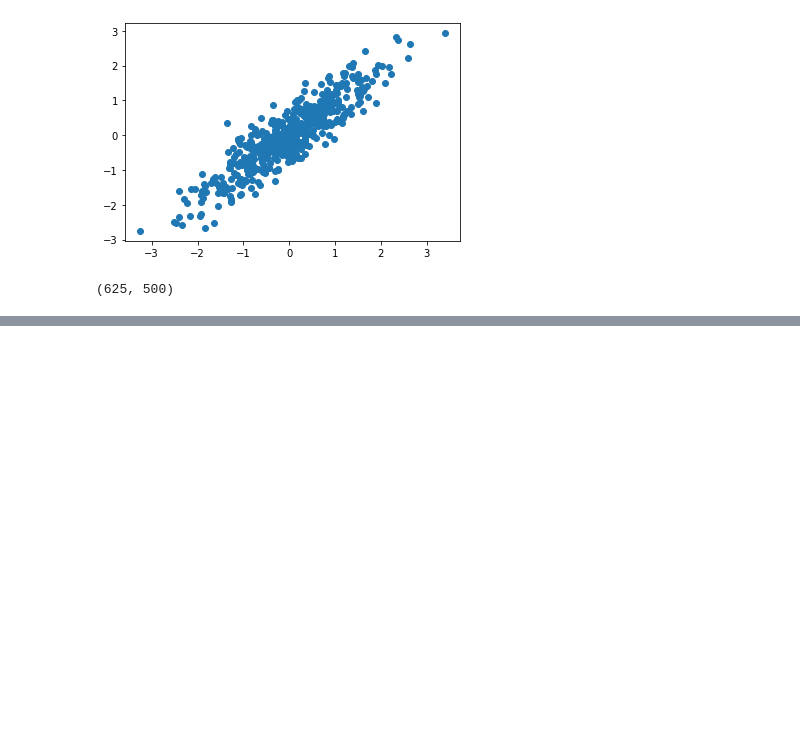
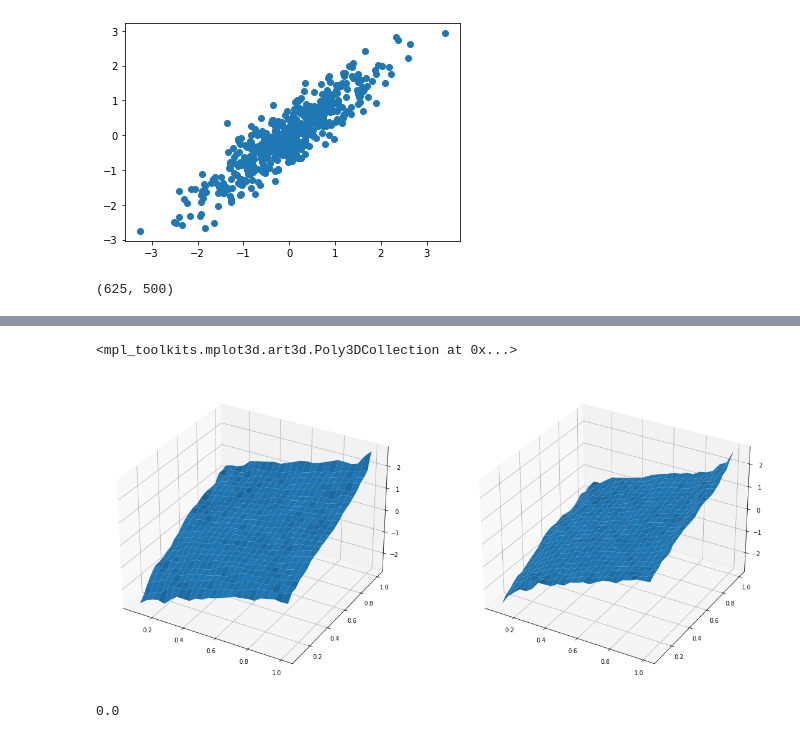
Before and after one commit to vistalab-technion/vqr, a Jupyter notebook: notebooks/01-VQ.ipynb, the cells around one changed output, grey strips where cells are left out. Cells and saved outputs as stored; diff of their text form; code cells hidden in the pictures; blank space fills up the shorter version.

```diff
--- a/notebooks/01-VQ.ipynb
+++ b/notebooks/01-VQ.ipynb
@@ -197,0 +196,26 @@ np.dot(q1-q0, u1-u0)
+# %%
+fig, ax = plt.subplots(1, d, figsize=(20, 10), subplot_kw={"projection": "3d"})
+
+ax[0].plot_surface(U1[1:, 1:], U2[1:, 1:], dB_du1[:, :-1])
+ax[1].plot_surface(U1[1:, 1:], U2[1:, 1:], dB_du2[:-1, :])
+# %% [output]
+<mpl_toolkits.mplot3d.art3d.Poly3DCollection at 0x...>
+[figure, added]
+# %%
+import itertools as it
+
+for i0, j0 in it.product(range(1, T), range(1, T)):
+
+    u0 = np.array([U1[i0, j0], U2[i0, j0]])
+    q0 = np.array([Q1[i0, j0], Q2[i0, j0]])
+
+    for i1, j1 in it.product(range(1, T), range(1, T)):
+
+        u1 = np.array([U1[i1, j1], U2[i1, j1]])
+        q1 = np.array([Q1[i1, j1], Q2[i1, j1]])
+
+        assert np.dot(q1-q0, u1-u0) >= 0, (i0, j0, i1, j1)
+
+np.dot(q1-q0, u1-u0)
+# %% [output]
+0.0
```
Also changed, not shown: parts of 14 cells of this notebook.
